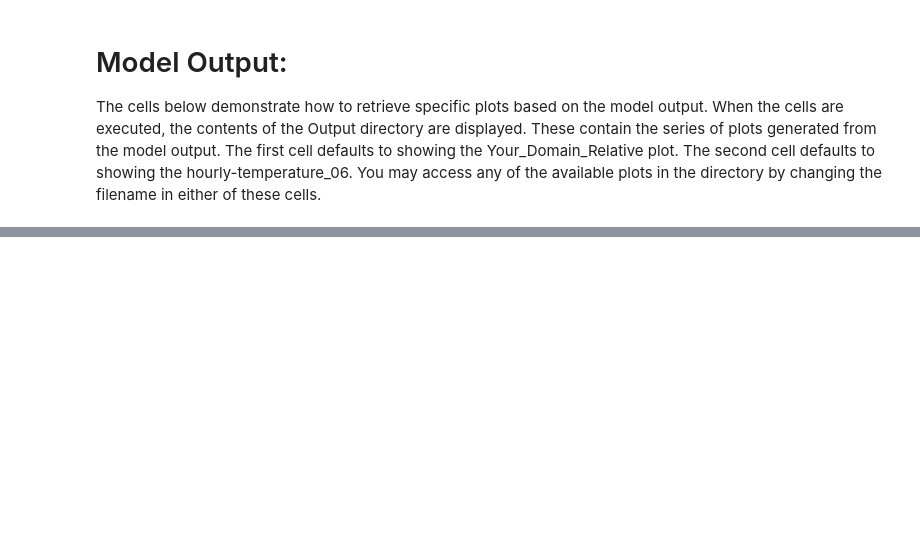
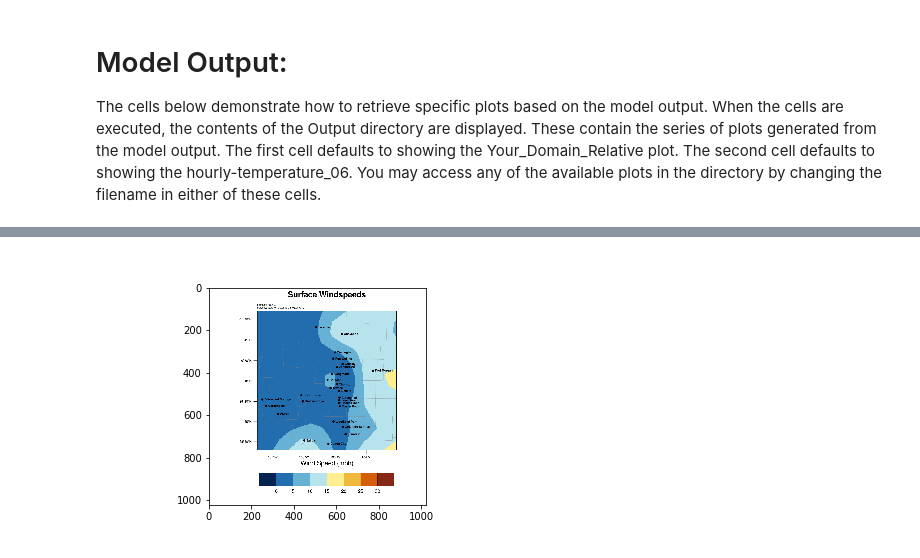
Before and after one commit to NCAR/pi-wrf, a Jupyter notebook: envs/smpar_gui/notebooks/Pi-WRF.ipynb, the cells around one changed output, grey strips where cells are left out. Saved outputs shown, nothing was run; the diff lists cells and outputs as text; code cells hidden in the pictures; blank space fills up the shorter version.

```diff
--- a/envs/smpar_gui/notebooks/Pi-WRF.ipynb
+++ b/envs/smpar_gui/notebooks/Pi-WRF.ipynb
@@ -212,0 +239,4 @@ total 6968
+# %%
+Image(filename='windanim.gif')
+# %% [output]
+[figure, added]
```
Also changed, not shown: parts of 11 cells of this notebook.
